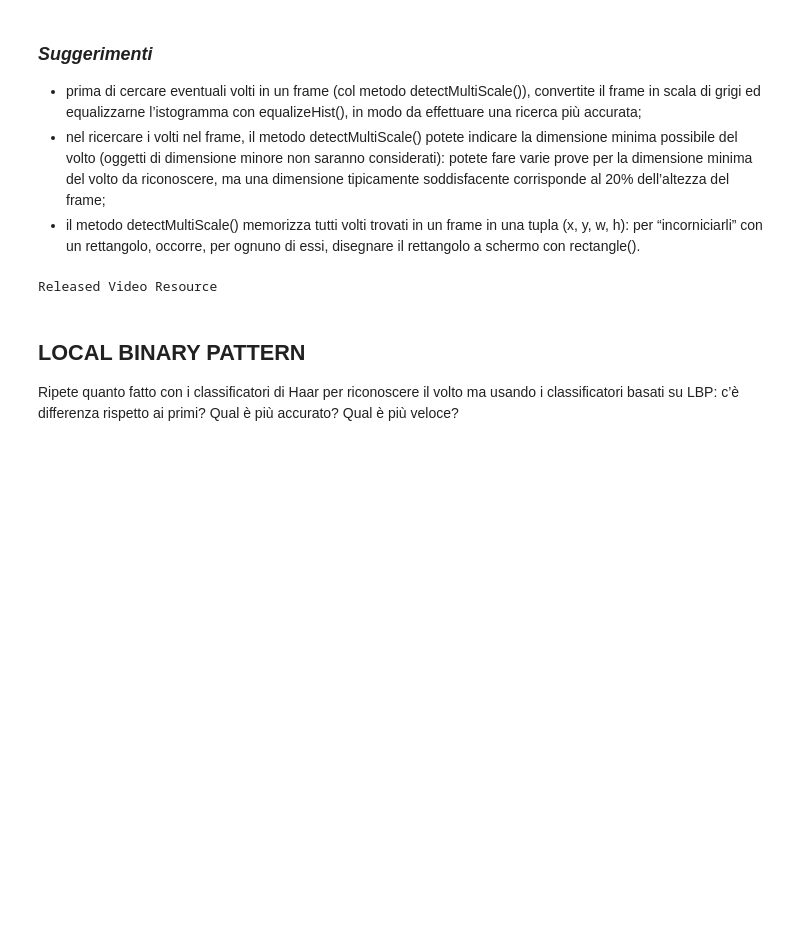
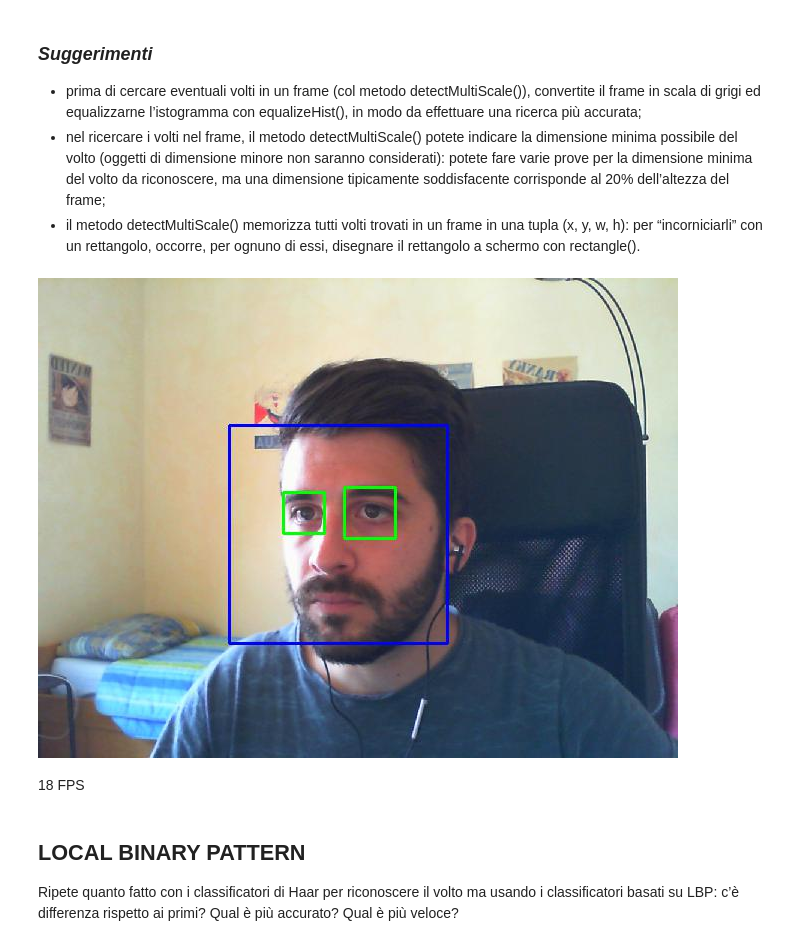
Before and after one commit to giorgioloi/Esercitazioni_OpenCV, a Jupyter notebook: Esercitazione 6 - Face Detection and Tracking.ipynb, the cells around one changed output. Cells and saved outputs as stored; diff of their text form; code cells hidden in the pictures; blank space fills up the shorter version.

```diff
--- a/Esercitazione 6 - Face Detection and Tracking.ipynb
+++ b/Esercitazione 6 - Face Detection and Tracking.ipynb
@@ -37,63 +40,64 @@ lbp_face_cascade = cv.CascadeClassifier('lbpcascade/lbpcascade_frontalface.xml')
 - prima di cercare eventuali volti in un frame (col metodo detectMultiScale()), convertite il frame in scala di grigi ed equalizzarne l’istogramma con equalizeHist(), in modo da effettuare una ricerca più accurata;
 - nel ricercare i volti nel frame, il metodo detectMultiScale() potete indicare la dimensione minima possibile del volto   (oggetti di dimensione minore non saranno considerati): potete fare varie prove per la dimensione minima del volto da riconoscere, ma una dimensione tipicamente soddisfacente corrisponde al 20% dell’altezza del frame;
 - il metodo detectMultiScale() memorizza tutti volti trovati in un frame in una tupla (x, y, w, h): per “incorniciarli” con un rettangolo, occorre, per ognuno di essi, disegnare il rettangolo a schermo con rectangle().
+# %%
+def array_to_image(a, fmt='jpeg'):
+    #Create binary stream object
+    f = BytesIO()
+    #Convert array to binary stream object
+    PIL.Image.fromarray(a).save(f, fmt)
+    return IPython.display.Image(data=f.getvalue())
+
+
+def get_frame(cam):
+    # Capture frame-by-frame
+    ret, frame = cam.read()
+    #flip image for natural viewing
+    frame = cv.flip(frame, 1)
+    return frame
 # %%
-vid = cv.VideoCapture(0)
-# Put the code in try-except statements
-# Catch the keyboard exception and
-# release the camera device and
-# continue with the rest of code.
-try:
-    while(True):
-        # Capture frame-by-frame
-        ret, frame = vid.read()
-        if not ret:
-            # Release the Video Device if ret is false
-            vid.release()
-            # Message to be displayed after releasing the device
-            print("Released Video Resource")
-            break
+cam = cv.VideoCapture(0)
+d = IPython.display.display("", display_id=1)
+d2 = IPython.display.display("", display_id=2)
 
-        # converting BGR to HSV
+while True:
+    try:
+        t1 = time.time()
+        frame = get_frame(cam)
         hsv = cv.cvtColor(frame, cv.COLOR_BGR2HSV)
-
         # define range of red color in HSV
         lower_red = np.array([30, 150, 50])
         upper_red = np.array([255, 255, 180])
-
         # create a red HSV colour boundary and
         # threshold HSV image
         mask = cv.inRange(hsv, lower_red, upper_red)
-
         # Bitwise-AND mask and original image
         res = cv.bitwise_and(frame, frame, mask=mask)
         gray = cv.cvtColor(frame, cv.COLOR_BGR2GRAY)
         gray2 = cv.equalizeHist(gray)
         faces = face_cascade.detectMultiScale(gray2, 1.3, 5)
         for (x, y, w, h) in faces:
             cv.rectangle(frame, (x, y), (x + w, y + h), (255, 0, 0), 2)
             roi_gray = gray[y:y + h, x:x + w]
             roi_color = frame[y:y + h, x:x + w]
             eyes = eye_cascade.detectMultiScale(roi_gray)
             for (ex, ey, ew, eh) in eyes:
                 cv.rectangle(roi_color, (ex, ey), (ex + ew, ey + eh), (0, 255, 0), 2)
         frame = cv.cvtColor(frame, cv.COLOR_BGR2RGB)
-        # Turn off the axis
-        axis('off')
-        # Title of the window
-        title("Face Detection")
-        # Display the frame
-        imshow(frame)
-        show()
-        # Display the frame until new frame is available
-        clear_output(wait=True)
-except KeyboardInterrupt:
-        # Release the Video Device
-    vid.release()
-        # Message to be displayed after releasing the device
-    print("Released Video Resource")
+        im = array_to_image(frame)
+        d.update(im)
+        t2 = time.time()
+        s = f"""{int(1/(t2-t1))} FPS"""
+        d2.update( IPython.display.HTML(s) )
+    except KeyboardInterrupt:
+        print()
+        cam.release()
+        IPython.display.clear_output()
+        print ("Stream stopped")
+        break
 # %% [output]
-Released Video Resource
+[figure, added]
+18 FPS
 # %% [markdown]
 ## LOCAL BINARY PATTERN
 
```
Also changed, not shown: parts of 6 cells of this notebook, 3 other files.
